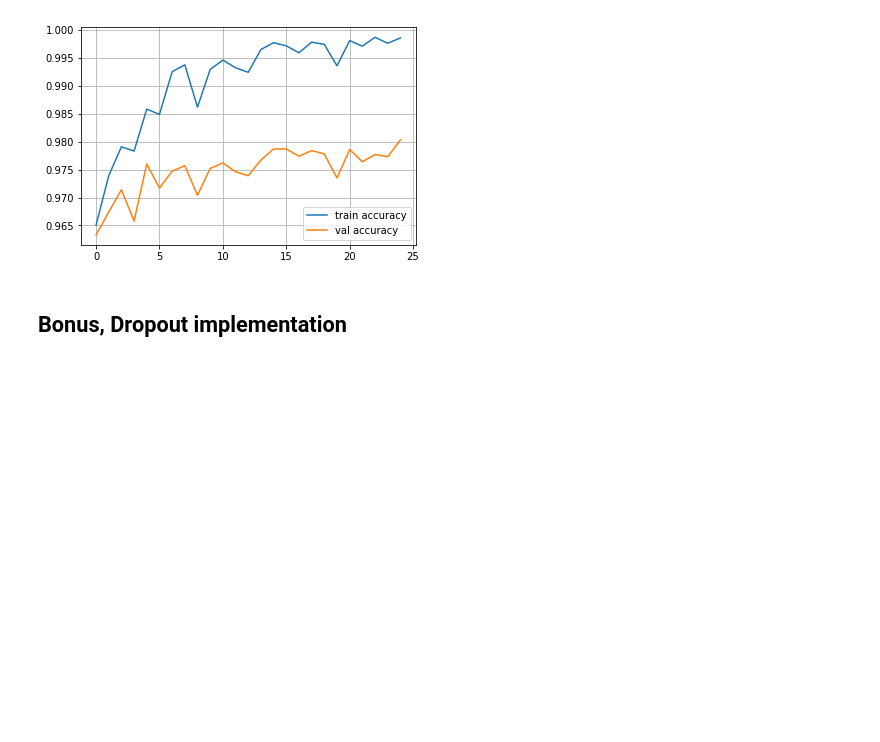
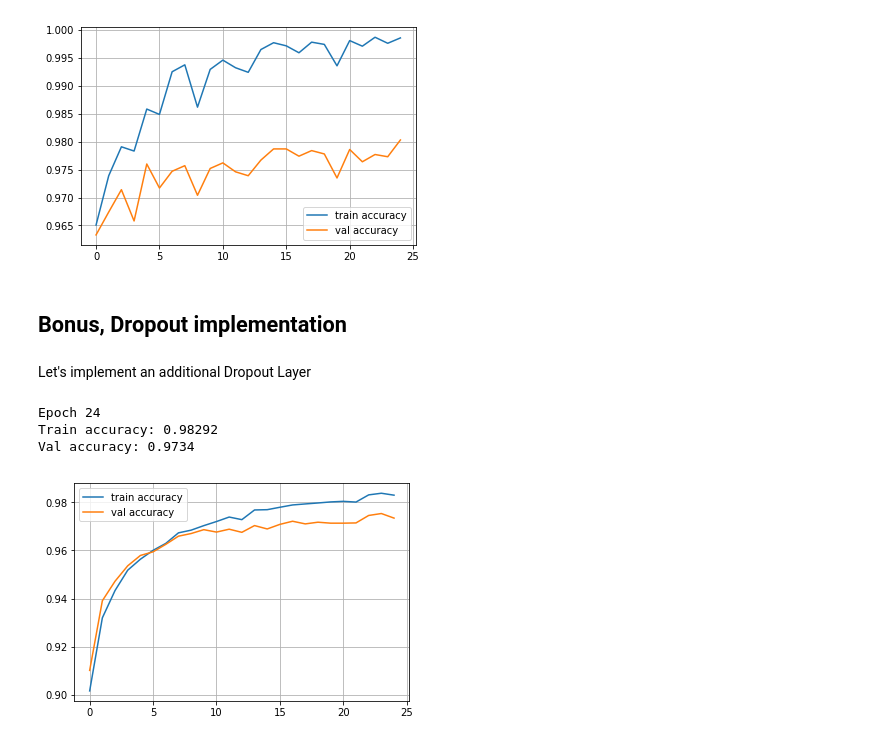
Before and after one commit to helper2424/dl_chely, a Jupyter notebook: NumpyNN_honor.ipynb, the cells around one changed output. Saved outputs shown, nothing was run; the diff lists cells and outputs as text; code cells hidden in the pictures; blank space fills up the shorter version.

```diff
--- a/NumpyNN_honor.ipynb
+++ b/NumpyNN_honor.ipynb
@@ -695,3 +687,5 @@ Val accuracy: 0.9803
 [figure]
 # %% [markdown]
 ## Bonus, Dropout implementation
+# %% [markdown]
+Let's implement an additional Dropout Layer
@@ -697,0 +706,43 @@ Val accuracy: 0.9803
+# %%
+# NN Dropout regularization
+dropout_p = 0.6 # probability that wee keep neuron is 60%
+network = []
+network.append(Dense(X_train.shape[1],100, xavier=True))
+network.append(Dropout(dropout_p))
+network.append(ReLU())
+network.append(Dense(100,200, xavier=True))
+network.append(Dropout(dropout_p))
+network.append(ReLU())
+network.append(Dense(200,200, xavier=True))
+network.append(Dropout(dropout_p))
+network.append(ReLU())
+network.append(Dense(200,200, xavier=True))
+network.append(Dropout(dropout_p))
+network.append(ReLU())
+network.append(Dense(200,10, xavier=True))
+
+train_log = []
+val_log = []
+
+for epoch in range(25):
+
+    for x_batch,y_batch in iterate_minibatches(X_train,y_train,batchsize=32,shuffle=True):
+        train(network,x_batch,y_batch)
+
+    train_log.append(np.mean(predict(network,X_train)==y_train))
+    val_log.append(np.mean(predict(network,X_val)==y_val))
+
+    clear_output()
+    print("Epoch",epoch)
+    print("Train accuracy:",train_log[-1])
+    print("Val accuracy:",val_log[-1])
+    plt.plot(train_log,label='train accuracy')
+    plt.plot(val_log,label='val accuracy')
+    plt.legend(loc='best')
+    plt.grid()
+    plt.show()
+# %% [output]
+Epoch 24
+Train accuracy: 0.98292
+Val accuracy: 0.9734
+[figure, added]
```
Also changed, not shown: parts of 6 cells of this notebook.
